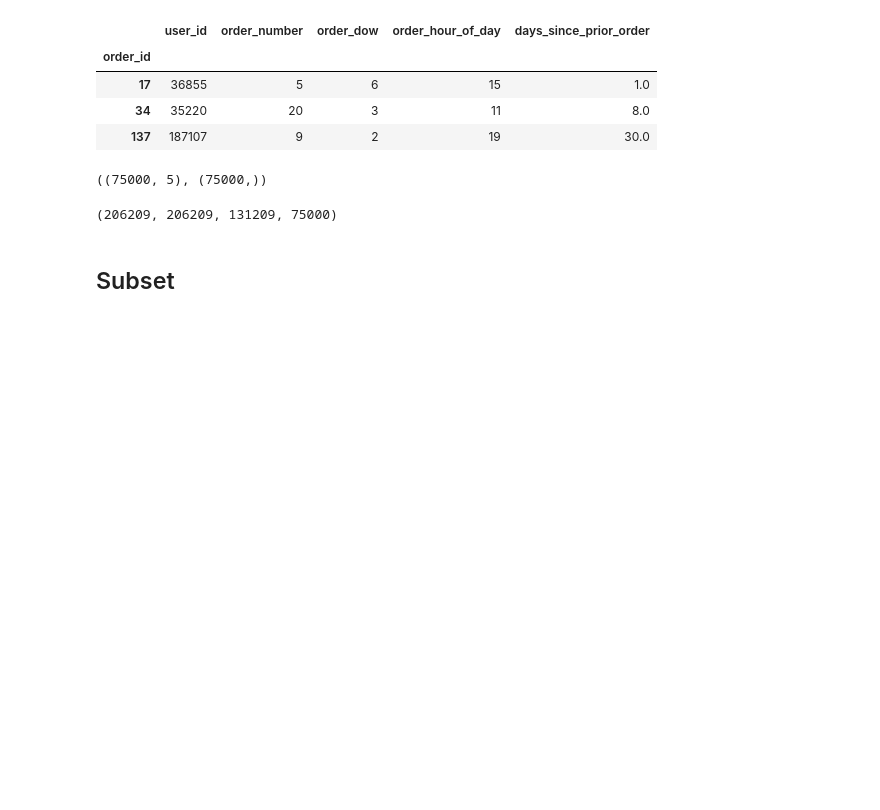
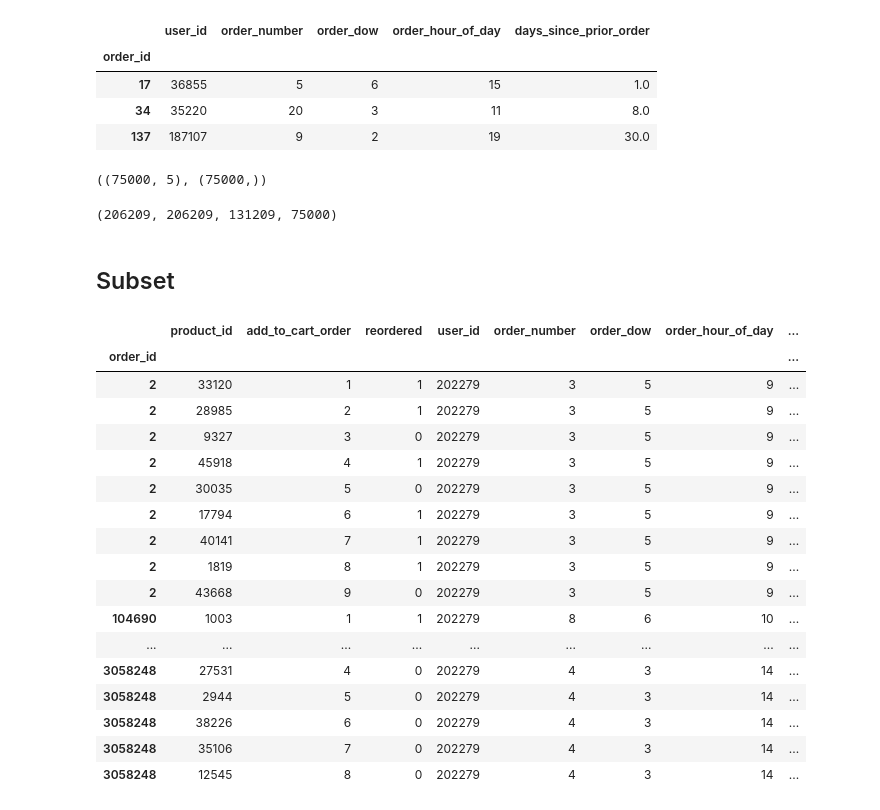
Before and after one commit to takaiyuk/kaggle-instacart, a Jupyter notebook: notebook/Untitled.ipynb, the cells around one changed output. Drawn from its saved outputs; the diff is of its cells as text; code cells hidden in the pictures; blank space fills up the shorter version.

```diff
--- a/notebook/Untitled.ipynb
+++ b/notebook/Untitled.ipynb
@@ -146,3 +146,24 @@ prior.user_id.nunique(), train.user_id.nunique() + test.user_id.nunique(), train
 (206209, 206209, 131209, 75000)
 # %% [markdown]
 ## Subset
+# %%
+prior[prior["user_id"]==202279]
+# %% [output]
+|  | product_id | add_to_cart_order | reordered | user_id | order_number | order_dow | order_hour_of_day | ... |
+| order_id |  |  |  |  |  |  |  | ... |
+| 2 | 33120 | 1 | 1 | 202279 | 3 | 5 | 9 | ... |
+| 2 | 28985 | 2 | 1 | 202279 | 3 | 5 | 9 | ... |
+| 2 | 9327 | 3 | 0 | 202279 | 3 | 5 | 9 | ... |
+| 2 | 45918 | 4 | 1 | 202279 | 3 | 5 | 9 | ... |
+| 2 | 30035 | 5 | 0 | 202279 | 3 | 5 | 9 | ... |
+| 2 | 17794 | 6 | 1 | 202279 | 3 | 5 | 9 | ... |
+| 2 | 40141 | 7 | 1 | 202279 | 3 | 5 | 9 | ... |
+| 2 | 1819 | 8 | 1 | 202279 | 3 | 5 | 9 | ... |
+| 2 | 43668 | 9 | 0 | 202279 | 3 | 5 | 9 | ... |
+| 104690 | 1003 | 1 | 1 | 202279 | 8 | 6 | 10 | ... |
+| ... | ... | ... | ... | ... | ... | ... | ... | ... |
+| 3058248 | 27531 | 4 | 0 | 202279 | 4 | 3 | 14 | ... |
+| 3058248 | 2944 | 5 | 0 | 202279 | 4 | 3 | 14 | ... |
+| 3058248 | 38226 | 6 | 0 | 202279 | 4 | 3 | 14 | ... |
+| 3058248 | 35106 | 7 | 0 | 202279 | 4 | 3 | 14 | ... |
+| 3058248 | 12545 | 8 | 0 | 202279 | 4 | 3 | 14 | ... |
```
Also changed, not shown: parts of 1 cell of this notebook.
